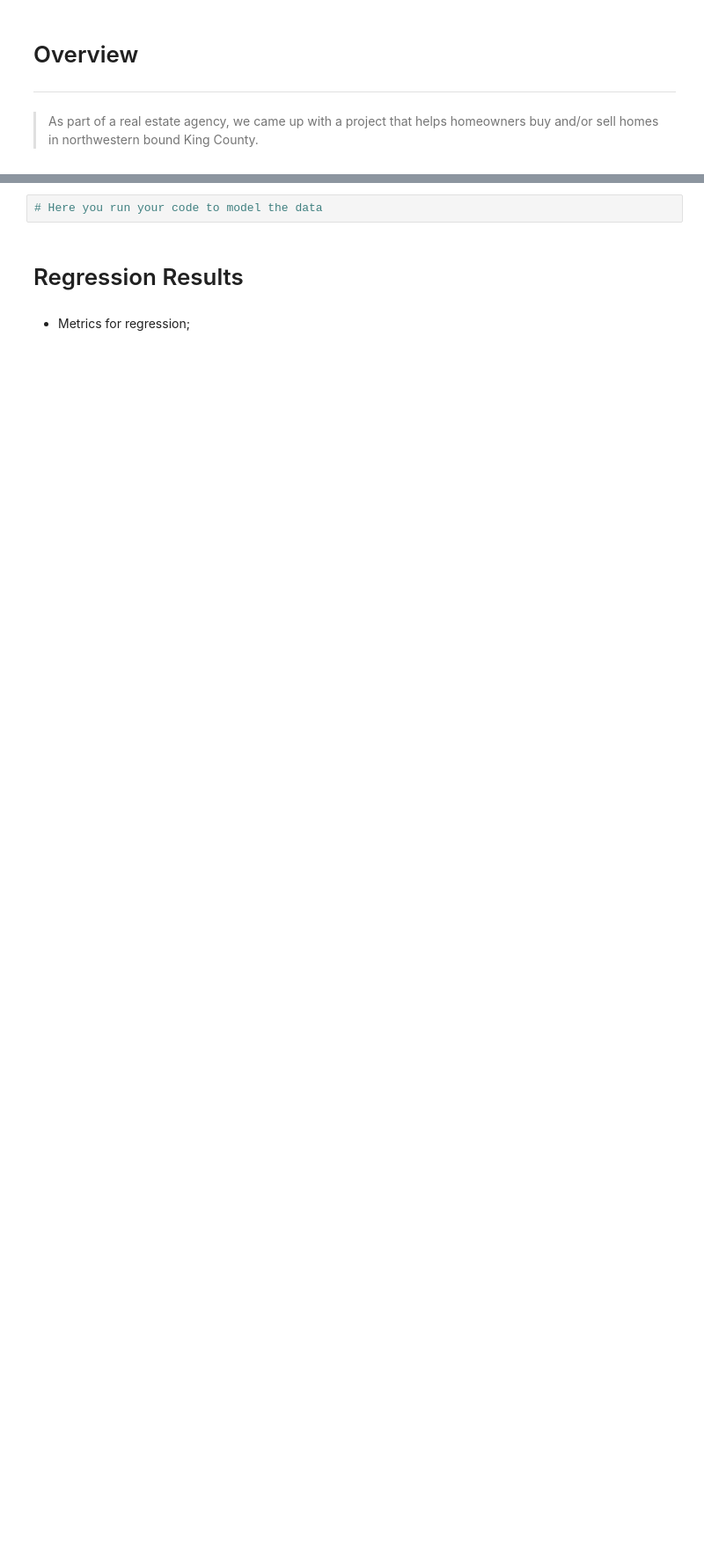
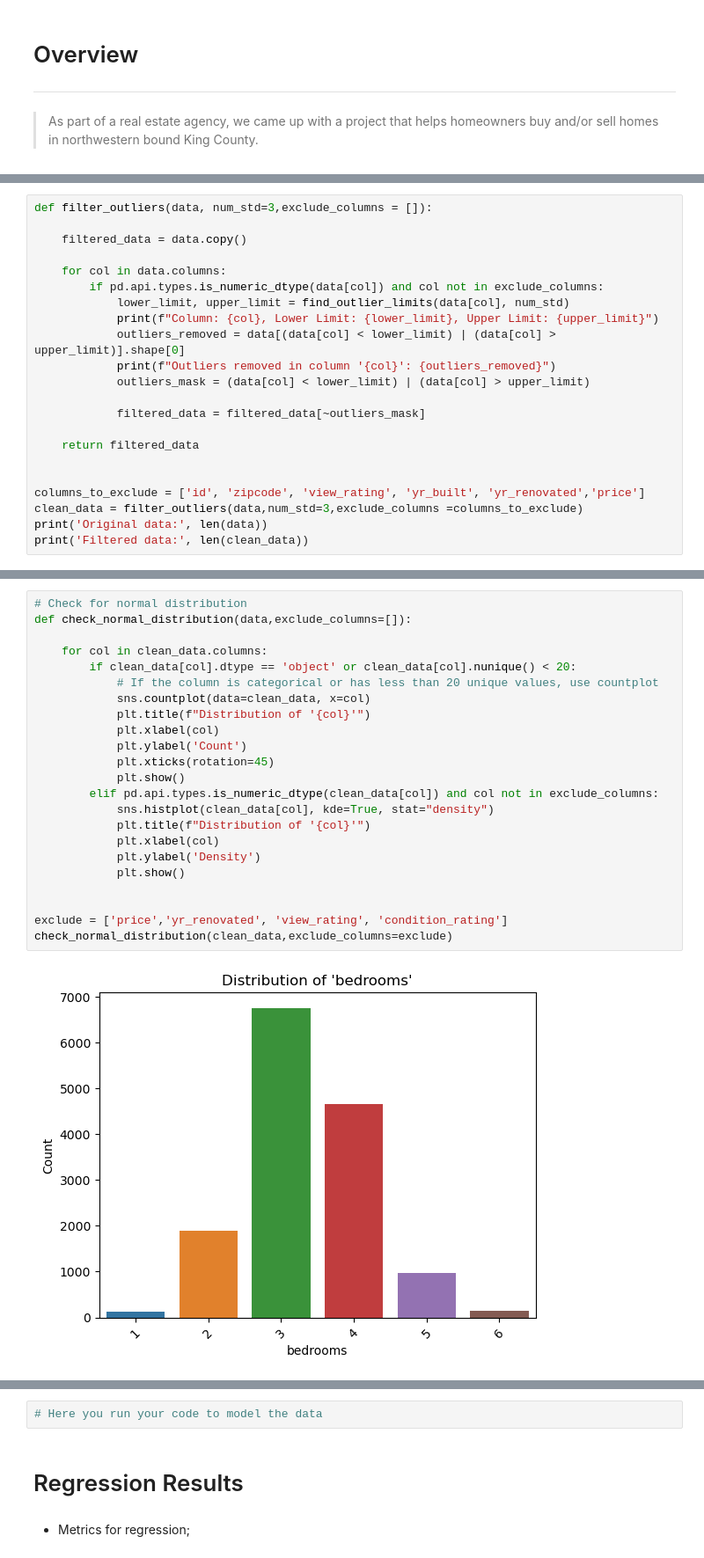
Before and after one commit to Misfit911/King-County-House-Pricing-Model, a Jupyter notebook: student.ipynb, the cells around one changed output, grey strips where cells are left out. Shown at 88% size. Saved outputs shown, nothing was run; the diff lists cells and outputs as text; blank space fills up the shorter version.

```diff
--- a/student.ipynb
+++ b/student.ipynb
@@ -160,0 +380,22 @@ Data Analysis: EDA (univariate, bivariate, multivariate), Plots
+# %%
+def filter_outliers(data, num_std=3,exclude_columns = []):
+
+    filtered_data = data.copy()
+
+    for col in data.columns:
+        if pd.api.types.is_numeric_dtype(data[col]) and col not in exclude_columns:
+            lower_limit, upper_limit = find_outlier_limits(data[col], num_std)
+            print(f"Column: {col}, Lower Limit: {lower_limit}, Upper Limit: {upper_limit}")
+            outliers_removed = data[(data[col] < lower_limit) | (data[col] > upper_limit)].shape[0]
+            print(f"Outliers removed in column '{col}': {outliers_removed}")
+            outliers_mask = (data[col] < lower_limit) | (data[col] > upper_limit)
+
+            filtered_data = filtered_data[~outliers_mask]
+
+    return filtered_data
+
+
+columns_to_exclude = ['id', 'zipcode', 'view_rating', 'yr_built', 'yr_renovated','price']
+clean_data = filter_outliers(data,num_std=3,exclude_columns =columns_to_exclude)
+print('Original data:', len(data))
+print('Filtered data:', len(clean_data))
@@ -160,0 +422,25 @@ Data Analysis: EDA (univariate, bivariate, multivariate), Plots
+# %%
+# Check for normal distribution
+def check_normal_distribution(data,exclude_columns=[]):
+
+    for col in clean_data.columns:
+        if clean_data[col].dtype == 'object' or clean_data[col].nunique() < 20:
+            # If the column is categorical or has less than 20 unique values, use countplot
+            sns.countplot(data=clean_data, x=col)
+            plt.title(f"Distribution of '{col}'")
+            plt.xlabel(col)
+            plt.ylabel('Count')
+            plt.xticks(rotation=45)
+            plt.show()
+        elif pd.api.types.is_numeric_dtype(clean_data[col]) and col not in exclude_columns:
+            sns.histplot(clean_data[col], kde=True, stat="density")
+            plt.title(f"Distribution of '{col}'")
+            plt.xlabel(col)
+            plt.ylabel('Density')
+            plt.show()
+
+
+exclude = ['price','yr_renovated', 'view_rating', 'condition_rating']
+check_normal_distribution(clean_data,exclude_columns=exclude)
+# %% [output]
+[figure, added]
```
Also changed, not shown: parts of 57 cells of this notebook, 1 other file.
